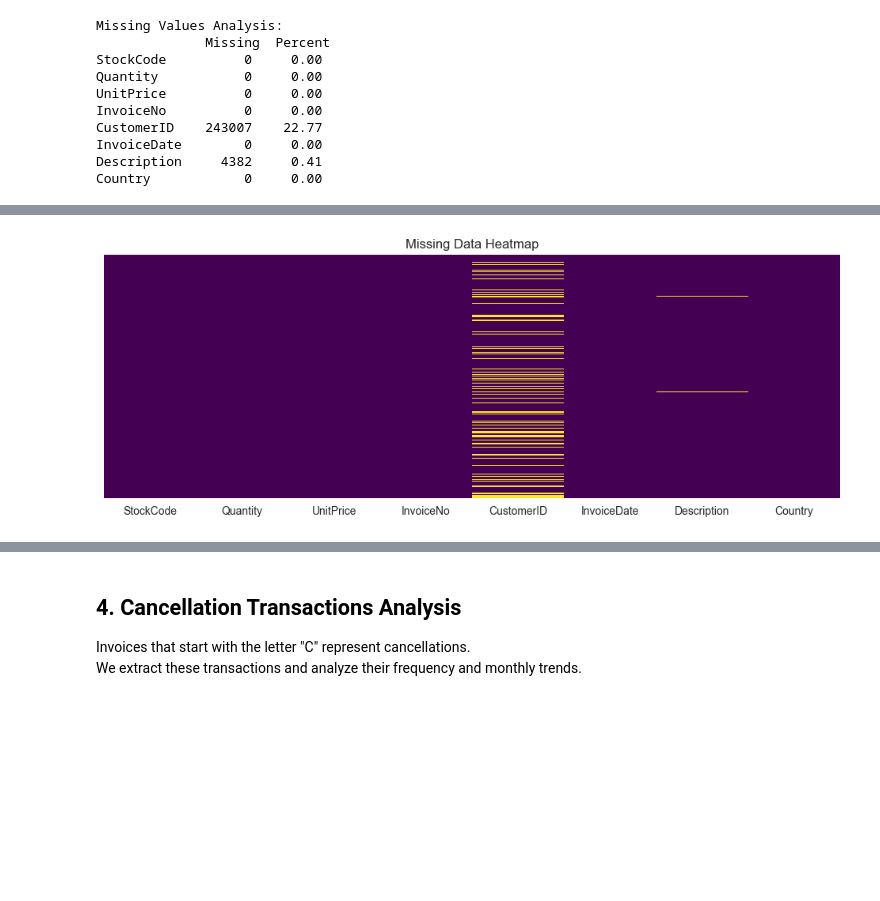
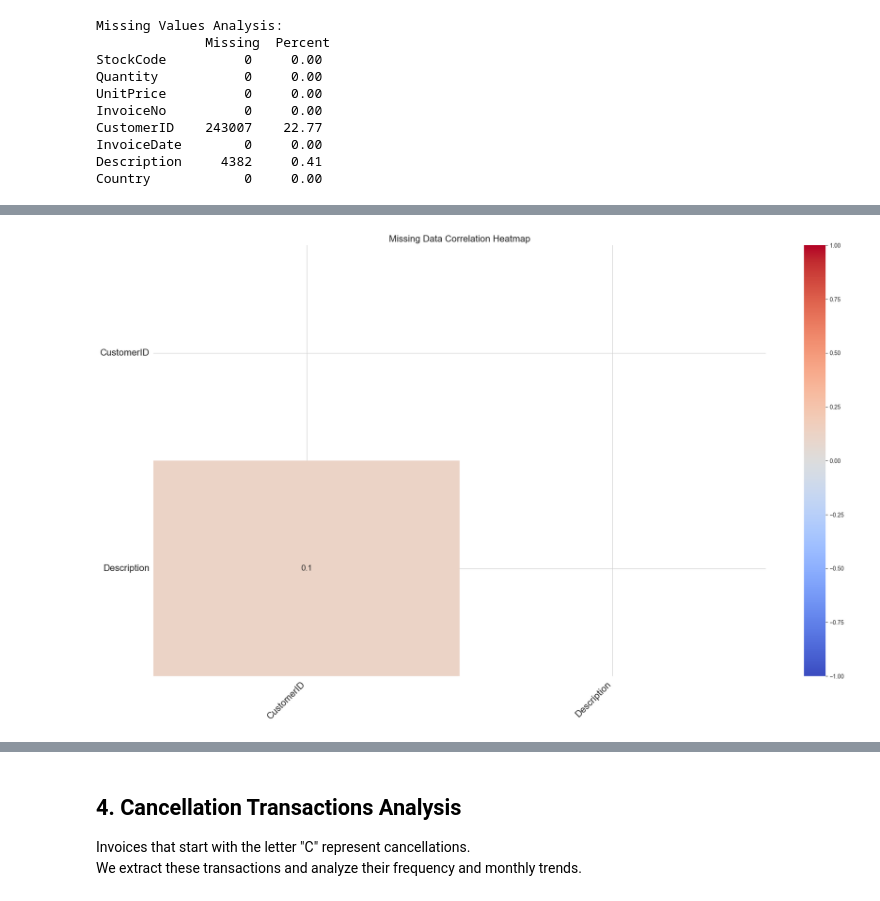
Before and after one commit to Aditya-gam/kpi-forecast-anomaly-platform, a Jupyter notebook: notebooks/01_data_exploration.ipynb, the cells around one changed output, grey strips where cells are left out. Cells and saved outputs as stored; diff of their text form; code cells hidden in the pictures; blank space fills up the shorter version.

```diff
--- a/notebooks/01_data_exploration.ipynb
+++ b/notebooks/01_data_exploration.ipynb
@@ -130,8 +145,9 @@ Country            0     0.00
 # %%
-# Visualize missing data using a heatmap
-plt.figure(figsize=(12, 4))
-sns.heatmap(df.isnull(), cbar=False, yticklabels=False, cmap="viridis")
-plt.title("Missing Data Heatmap")
+# Visualize missing data heatmap for correlations between missing values
+msno.heatmap(df, cmap='coolwarm')
+plt.title('Missing Data Correlation Heatmap', fontsize=16)
+plt.tight_layout()
+plt.savefig('../data/reports/missing_data/plots/missing_data_heatmap.png', dpi=300)
 plt.show()
 # %% [output]
-[figure, old version]
+[figure, new version]
```
Also changed, not shown: parts of 11 cells of this notebook, 6 other files.
